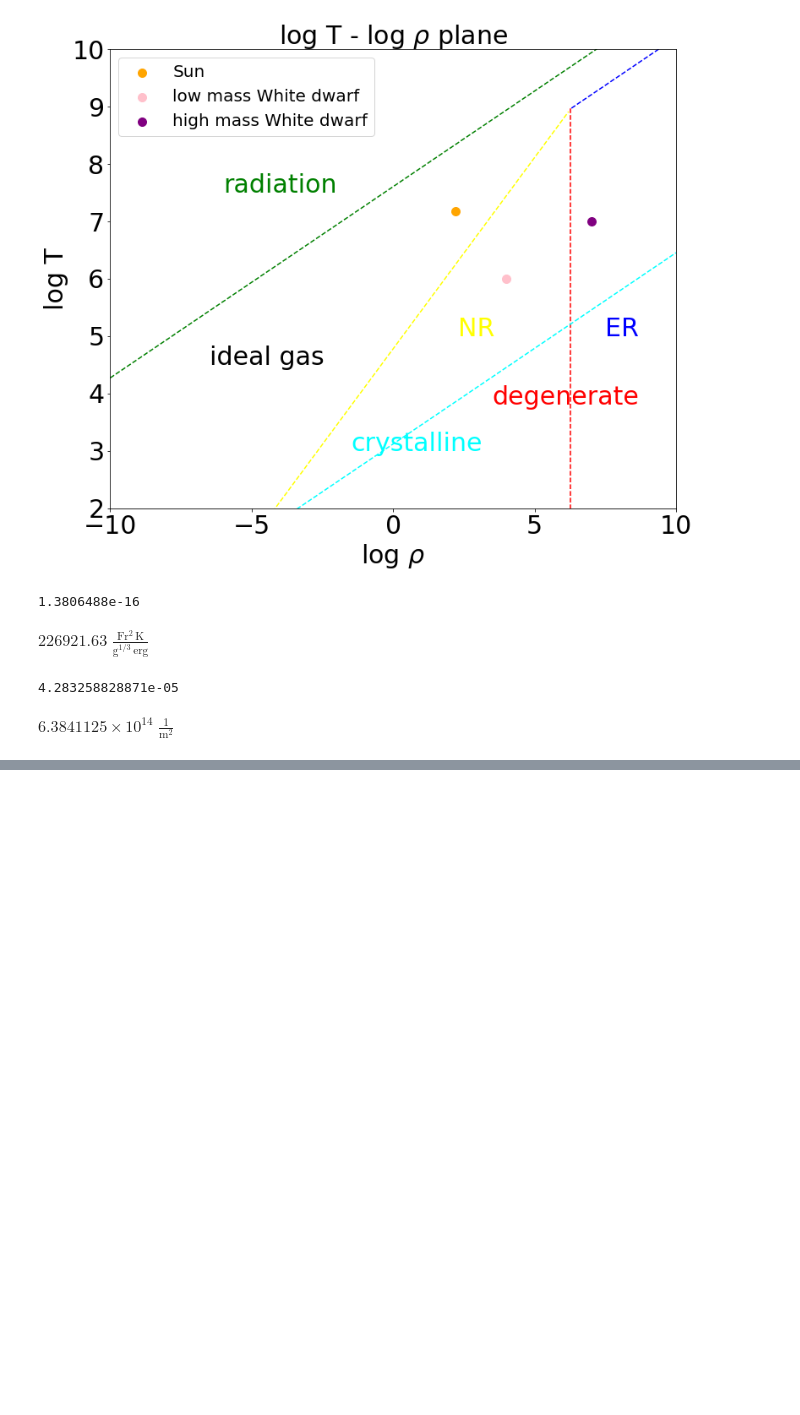
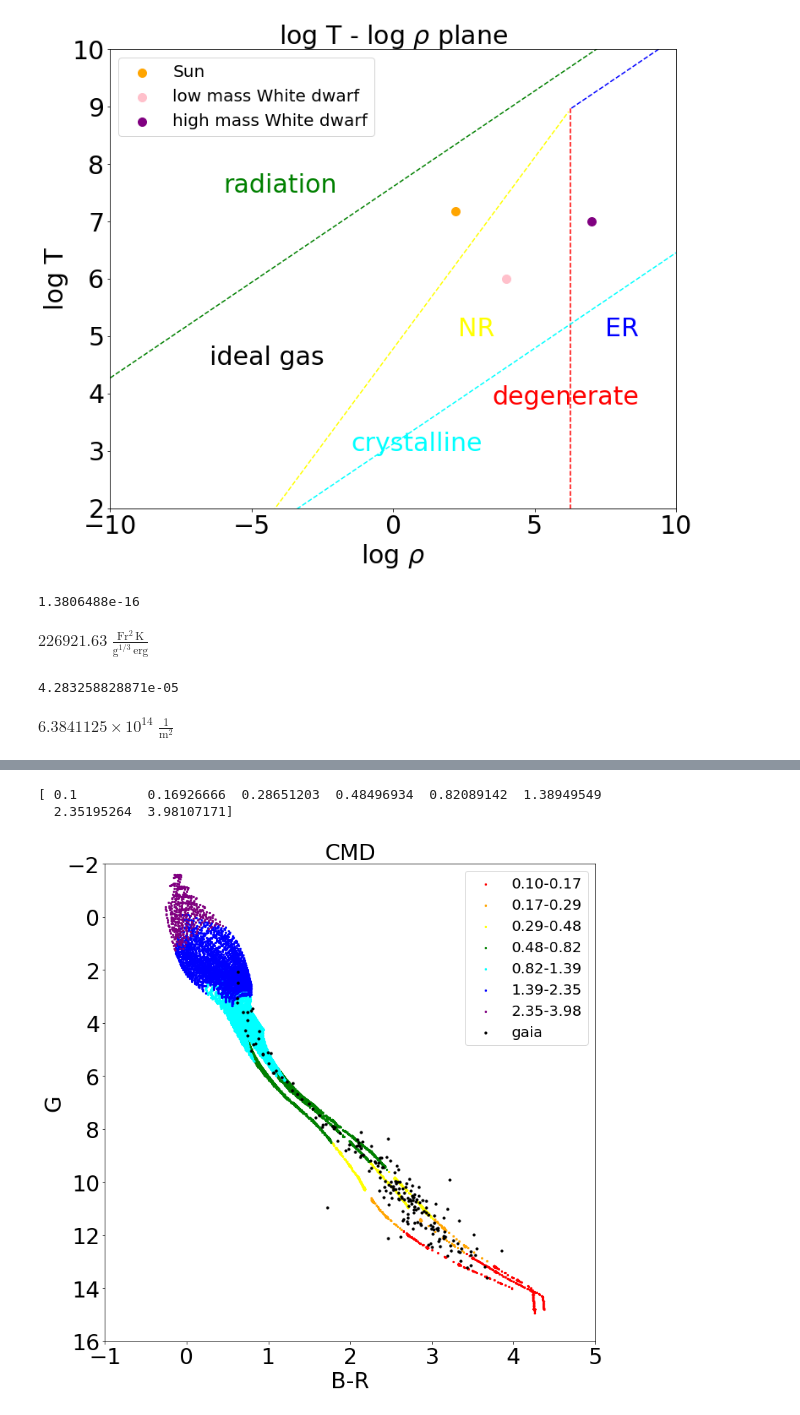
Before and after one commit to panzhiwei1997/Greg_HW2, a Jupyter notebook: HW3/HW3_panzhiwei.ipynb, the cells around one changed output, grey strips where cells are left out. Cells and saved outputs as stored; diff of their text form; code cells hidden in the pictures; blank space fills up the shorter version.

```diff
--- a/HW3/HW3_panzhiwei.ipynb
+++ b/HW3/HW3_panzhiwei.ipynb
@@ -119,0 +245,66 @@ $6.6948409 \times 10^{-27} \; \mathrm{kg}$
+# %%
+
+model_fits=fits.open('1e8_13e9.fits')
+model=model_fits[1].data
+mass_model=model['mass']
+Gmag_model=model['Gmag']
+Bp_model=model['G_BPmag']
+Rp_model=model['G_RPmag']
+
+model2_fits=fits.open('z025.fits')
+model2=model2_fits[1].data
+mass_model2=model2['mass']
+Gmag_model2=model2['Gmag']
+Bp_model2=model2['G_BPmag']
+Rp_model2=model2['G_RPmag']
+
+model3_fits=fits.open('z005.fits')
+model3=model3_fits[1].data
+mass_model3=model3['mass']
+Gmag_model3=model3['Gmag']
+Bp_model3=model3['G_BPmag']
+Rp_model3=model3['G_RPmag']
+
+
+mass=T = np.logspace(-1,0.6,8)
+color_list=['red','orange','yellow','green','cyan','blue','purple','pink',
+           'red','orange','yellow','green','cyan','blue','purple','pink',
+           'red','orange','yellow','green','cyan','blue','purple','pink',
+           'red','orange','yellow','green','cyan','blue','purple','pink']
+
+
+def plotmassbin(mass_1ow,mass_high,color1,color2,color3):
+    index_mass=(mass_model>mass_1ow)&(mass_model<mass_high)
+    G=Gmag_model[index_mass]
+    Bp=Bp_model[index_mass]
+    Rp=Rp_model[index_mass]
+    plt.scatter(Bp-Rp,G,s=5,color=color1)
+    index_mass2=(mass_model2>mass_1ow)&(mass_model2<mass_high)
+    G2=Gmag_model2[index_mass2]
+    Bp2=Bp_model2[index_mass2]
+    Rp2=Rp_model2[index_mass2]
+    plt.scatter(Bp2-Rp2,G2,s=5,color=color2)
+    index_mass3=(mass_model3>mass_1ow)&(mass_model3<mass_high)
+    G3=Gmag_model3[index_mass3]
+    Bp3=Bp_model3[index_mass3]
+    Rp3=Rp_model3[index_mass3]
+    plt.scatter(Bp3-Rp3,G3,s=5,color=color3,label='{:.2f}-{:.2f}'.format(mass_1ow,mass_high))
+
+
+print(mass)
+plt.figure(figsize=(12,12))
+for each in range(len(mass)-1):
+    plotmassbin(mass[each],mass[each+1],color_list[each],color_list[each],color_list[each])
+plt.axis([-1,5,16,-2])
+plt.tick_params(labelsize=font1)
+plt.title('CMD',fontsize=font1)
+plt.xlabel('B-R',fontsize=font1)
+plt.ylabel('G',fontsize=font1)
+plt.scatter(bp_rp_gaia[1:200],Gmag_abs[1:200],s=10,color='black',label='gaia')
+plt.legend(fontsize=font2)
+plt.savefig('CMD.png',format='png')
+plt.show()
+# %% [output]
+[ 0.1         0.16926666  0.28651203  0.48496934  0.82089142  1.38949549
+  2.35195264  3.98107171]
+[figure, added]
```
Also changed, not shown: parts of 11 cells of this notebook.
